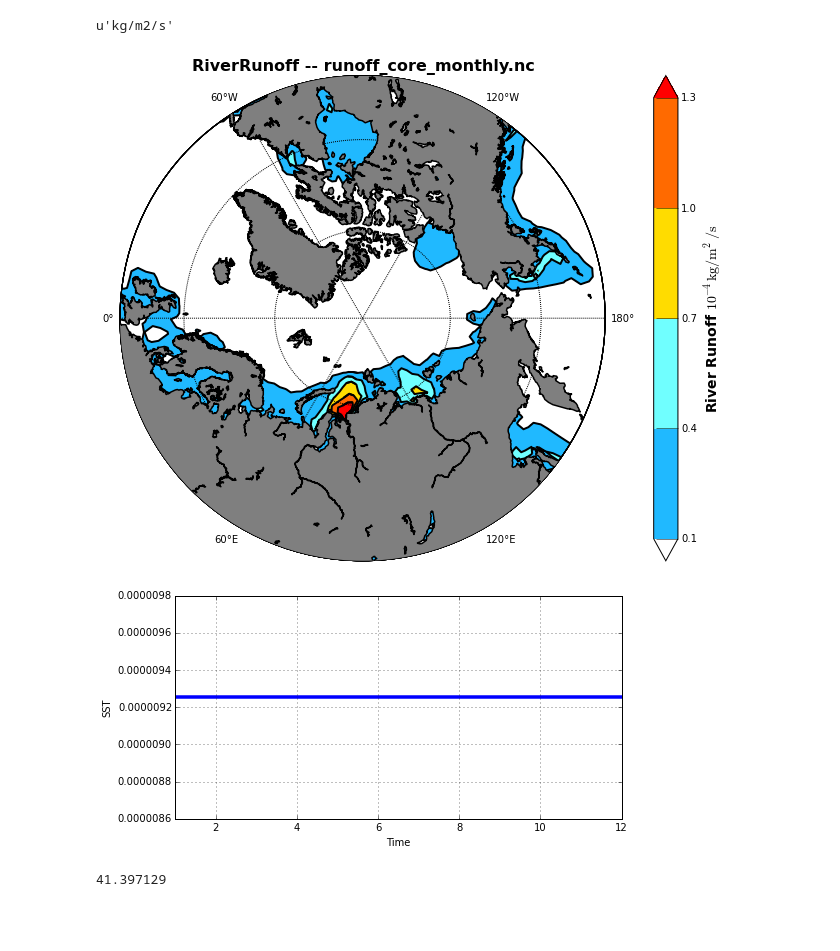
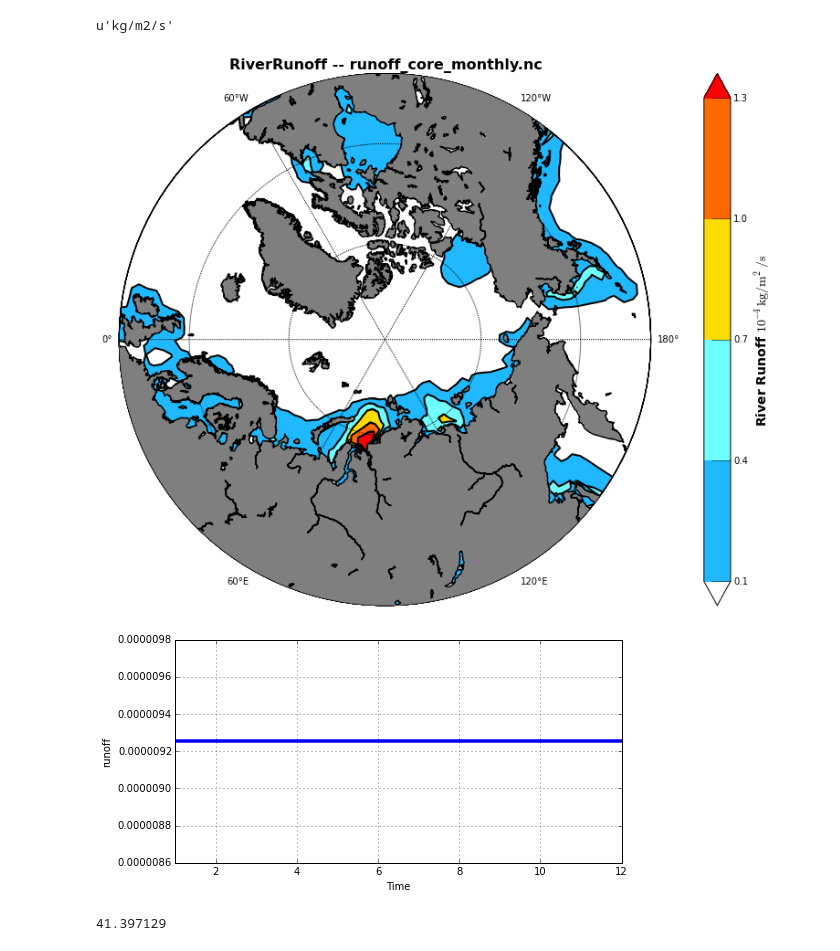
Before and after one commit to UBC-MOAD/ccar-modeling-nemo-tools, a Jupyter notebook: 05_ORCA2_Input.ipynb, the cells around one changed output. Saved outputs shown, nothing was run; the diff lists cells and outputs as text; code cells hidden in the pictures; blank space fills up the shorter version.

```diff
--- a/05_ORCA2_Input.ipynb
+++ b/05_ORCA2_Input.ipynb
@@ -287,23 +306,23 @@ u'kg/m2/s'
 # %%
 clev=np.arange(0.1, 1.5, 0.3)
 CMap=cm.GMT_no_green
 CMap.set_under('w')
 var_name='River Runoff $\mathrm{10^{-4} kg/m^2/s}$'
-fig, ax, proj = draw_ORCA2_Arctic(nav_lon, nav_lat, 50, np.mean(runoff, 0)*1e4, clev, var_name, CMap)
+fig, ax, proj = Nts.plot_NEMO_Arctic(nav_lon, nav_lat, 50, np.mean(runoff, 0)*1e4, clev, CMap, var_name)
 title='RiverRunoff -- runoff_core_monthly.nc'
 ax.set_title(title, fontsize=16, fontweight='bold')
-fig.set_size_inches(10, 10)
+fig.set_size_inches(12, 12)
 fig.canvas.draw()
 # %% [output]
-[figure, old version]
+[figure, new version]
 # %%
 mon=np.arange(1, 13, 1)
-fig, ax = draw_temporal_variation(mon, np.mean(np.mean(runoff, 1), 1), 'SST', 'b')
+fig, ax = draw_temporal_variation(mon, np.mean(np.mean(runoff, 1), 1), 'runoff', 'b')
 ax.set_xlim(1, 12)
 fig.set_size_inches(8, 4)
 fig.canvas.draw()
 # %% [output]
-[figure, old version]
+[figure, new version]
 # %%
 sss.max()
 # %% [output]
```
Also changed, not shown: parts of 15 cells of this notebook.
